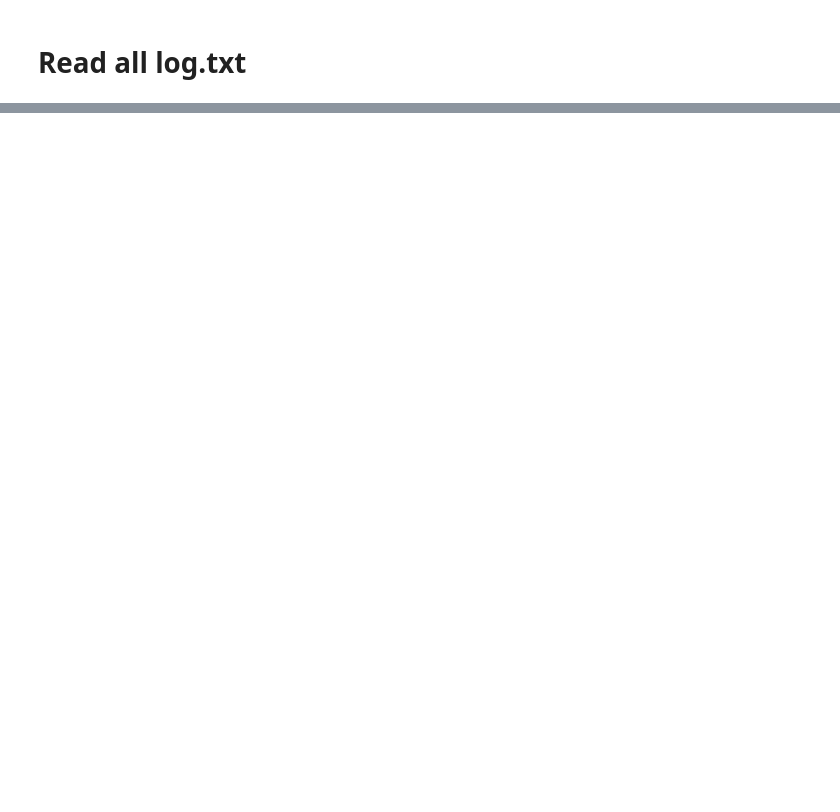
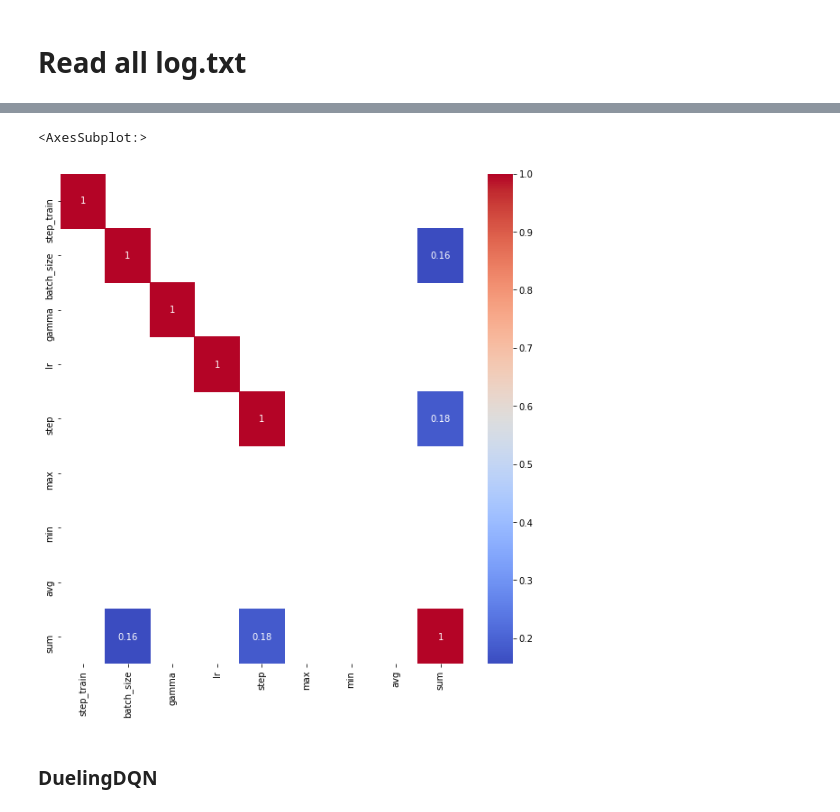
Before and after one commit to french-ai/reinforcement, a Jupyter notebook: results/Analyse_result.ipynb, the cells around one changed output, grey strips where cells are left out. Cells and saved outputs as stored; diff of their text form; code cells hidden in the pictures; blank space fills up the shorter version.

```diff
--- a/results/Analyse_result.ipynb
+++ b/results/Analyse_result.ipynb
@@ -59,0 +210,2 @@ Name: sum, dtype: float64
+# %%
+df_DoubleDQN = df[df["algo"] == "DoubleDQN"].copy()
@@ -59,0 +249,8 @@ Name: sum, dtype: float64
+# %%
+fig, ax = plt.subplots(figsize=(10,10))
+sns.heatmap(df_DoubleDQN.corr()[df_DoubleDQN.corr() > 0.05], annot = True, fmt='.2g',cmap= 'coolwarm', ax=ax)
+# %% [output]
+<AxesSubplot:>
+[figure, added]
+# %% [markdown]
+### DuelingDQN
```
Also changed, not shown: parts of 42 cells of this notebook, 2 other files.
